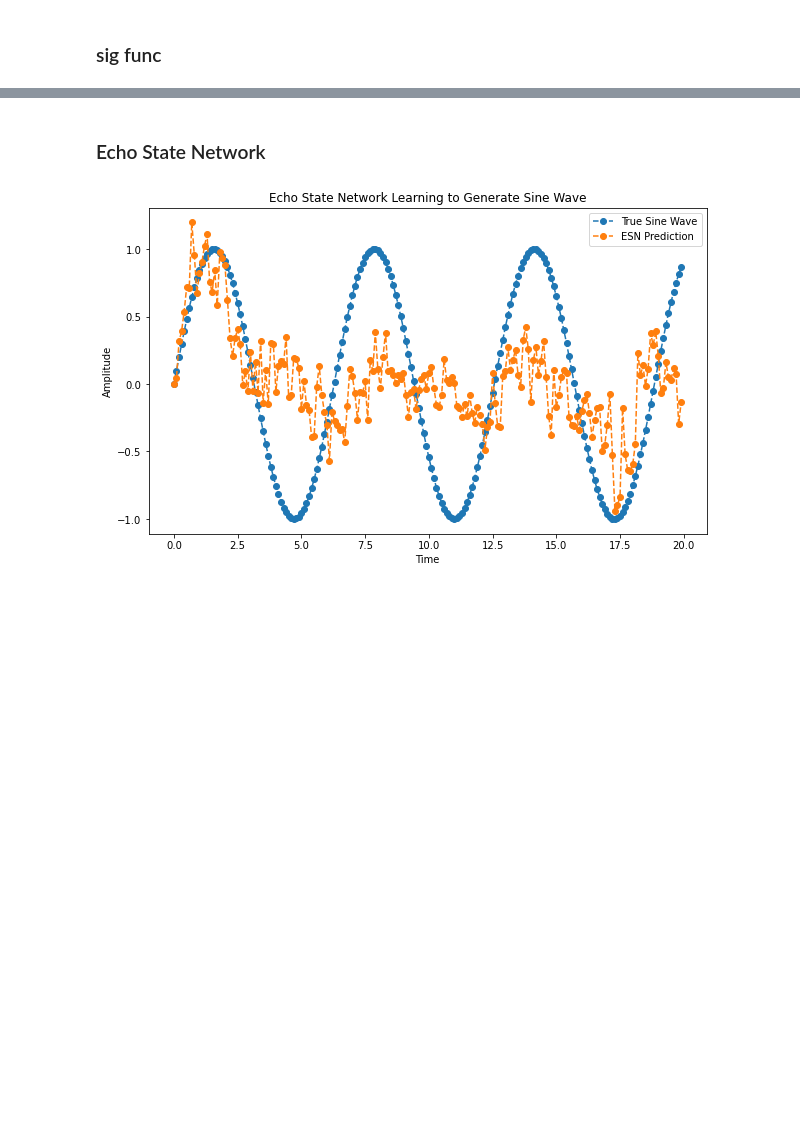
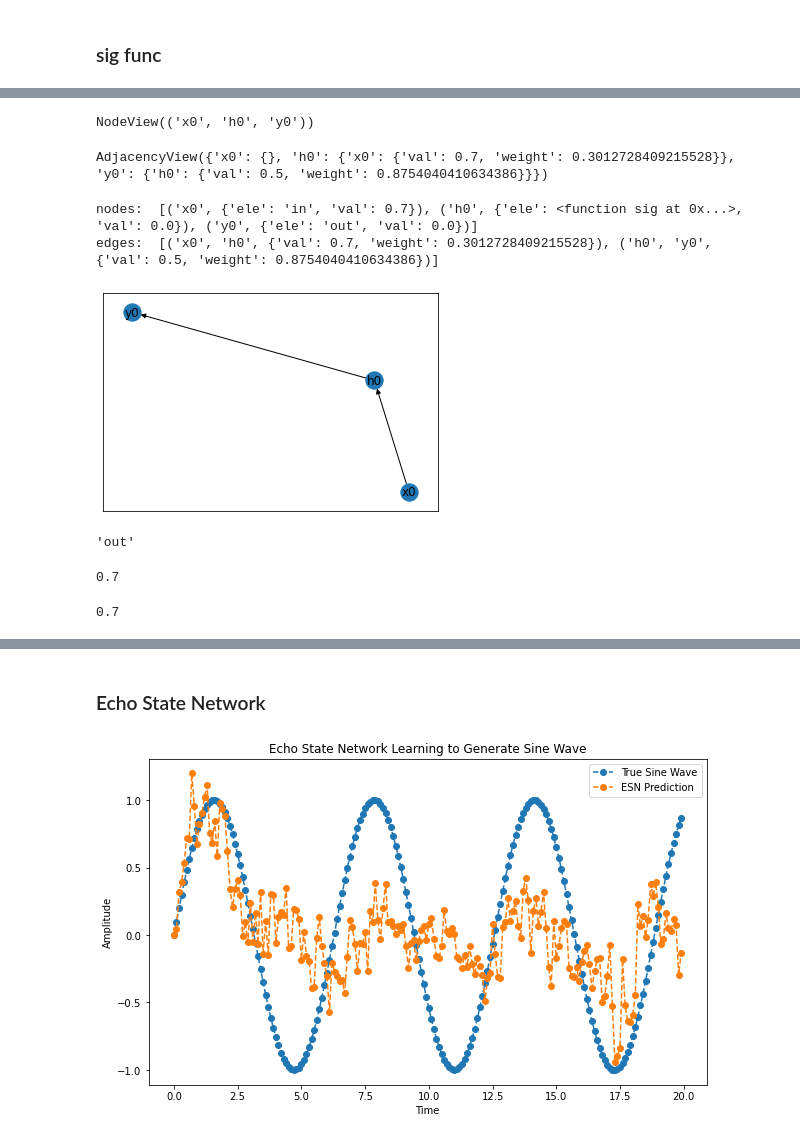
Before and after one commit to Amplil/neural-np4g, a Jupyter notebook: neural_np4g.ipynb, the cells around one changed output, grey strips where cells are left out. Saved outputs shown, nothing was run; the diff lists cells and outputs as text; code cells hidden in the pictures; blank space fills up the shorter version.

```diff
--- a/neural_np4g.ipynb
+++ b/neural_np4g.ipynb
@@ -34,22 +45,9 @@ import math
 # %%
 input=[1,0,0,0]
-# %%
-def sig(gn):
-    if gn.in_deg == 1:  # Sigmoid function expects a single input
-        input_value = gn.in_ele_list[0]
-        try:
-            # Ensure the input can be converted to a float
-            input_value = float(input_value)
-            result = 1 / (1 + math.exp(-input_value))
-        except ValueError:
-            printx.out("sigmoid input error: non-numeric input")
-            result = "[NULL]"  # Return NULL if input is not a number
-        except OverflowError:
-            printx.out("sigmoid input overflow")
-            result = 0 if input_value < 0 else 1  # Handle large magnitude values
-        for out_node in gn.out_node_list:  # Output to all connected nodes
-            gn.out_ele(out_node, result)
-        return result
-    else:
-        printx.out("sigmoid len args error")
-        return -1
+# %%
+node2=[('x0','in'),('h0',sig),('y0','out')]
+edge2=[('x0','h0'),('h0','y0')]
+np2=NetworkProgram(node2,edge2)
+# %%
+printx.on()
+np2.run([[0.7]])
@@ -55,0 +75,28 @@ def sig(gn):
+# %%
+np2.network.nodes
+# %% [output]
+NodeView(('x0', 'h0', 'y0'))
+# %%
+np2.network.pred
+# %% [output]
+AdjacencyView({'x0': {}, 'h0': {'x0': {'val': 0.7, 'weight': 0.3012728409215528}}, 'y0': {'h0': {'val': 0.5, 'weight': 0.8754040410634386}}})
+# %%
+np2.network.add_weighted_edges_from(list(map(lambda tup: tup+(0.,) ,np2.network.edges)))
+# %%
+np2.network_show()
+# %% [output]
+nodes:  [('x0', {'ele': 'in', 'val': 0.7}), ('h0', {'ele': <function sig at 0x...>, 'val': 0.0}), ('y0', {'ele': 'out', 'val': 0.0})]
+edges:  [('x0', 'h0', {'val': 0.7, 'weight': 0.3012728409215528}), ('h0', 'y0', {'val': 0.5, 'weight': 0.8754040410634386})]
+[figure, added]
+# %%
+np2.nodes[2].ele
+# %% [output]
+'out'
+# %%
+np2.nodes[0].val
+# %% [output]
+0.7
+# %%
+np2.nodes[0].update_val(0.7)
+# %% [output]
+0.7
```
Also changed, not shown: parts of 25 cells of this notebook, 1 other file.
